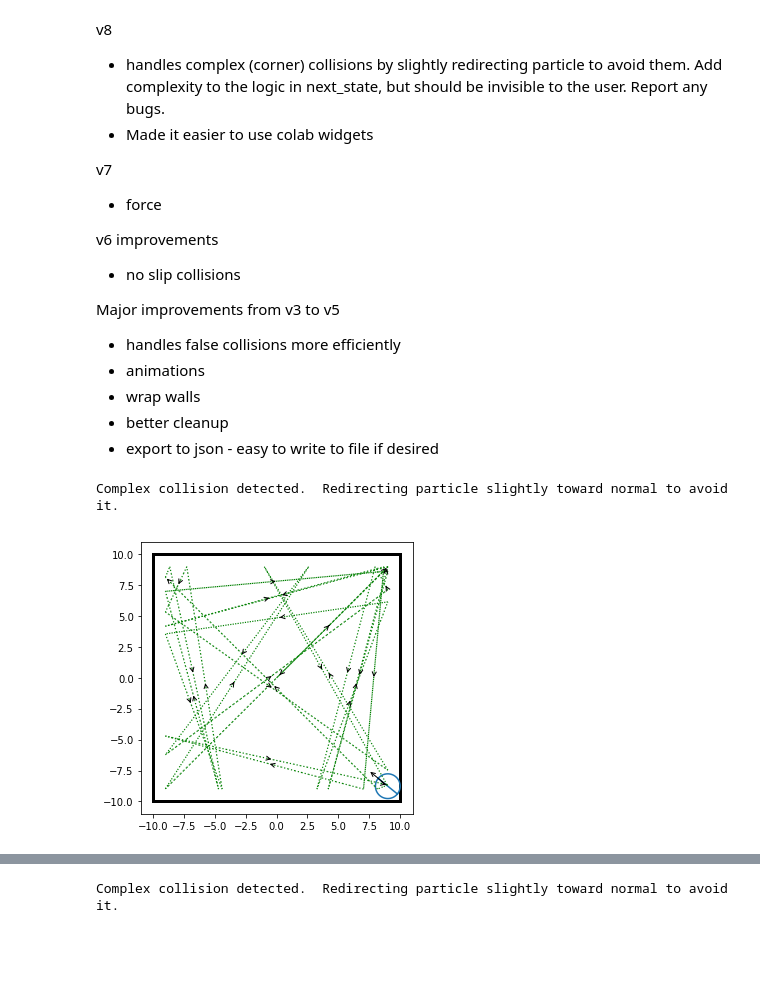
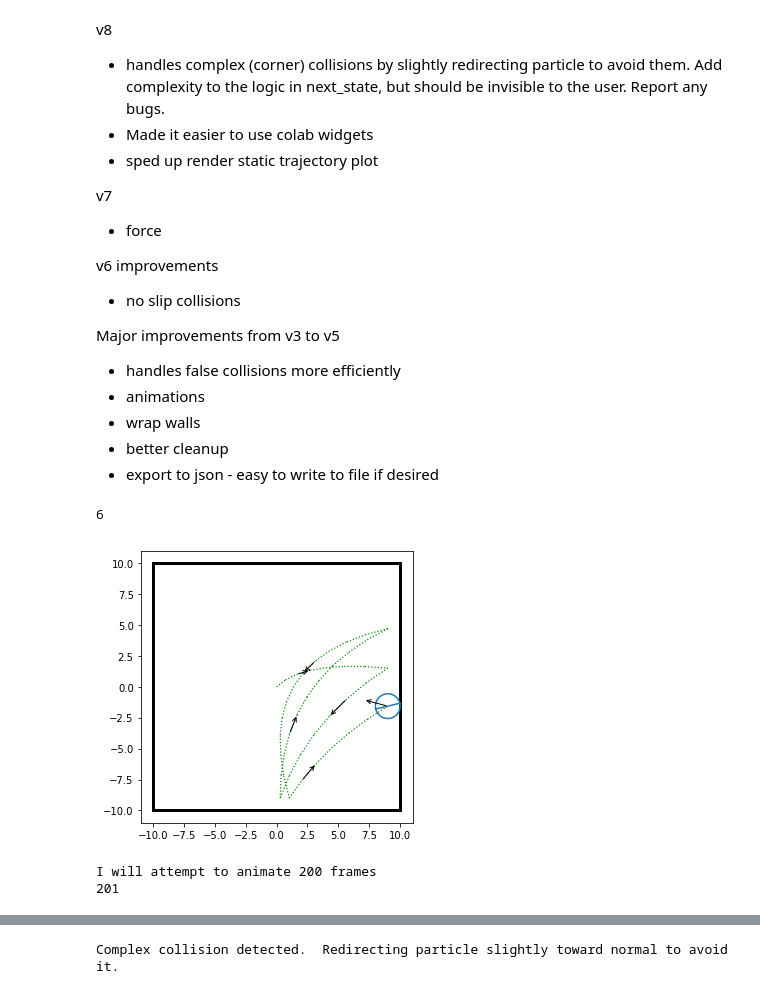
Before and after one commit to npetela/REU_2019, a Jupyter notebook: main_v8.ipynb, the cells around one changed output, grey strips where cells are left out. Drawn from its saved outputs; the diff is of its cells as text; code cells hidden in the pictures; blank space fills up the shorter version.

```diff
--- a/main_v8.ipynb
+++ b/main_v8.ipynb
@@ -4,6 +4,7 @@
 v8
 - handles complex (corner) collisions by slightly redirecting particle to avoid them.  Add complexity to the logic in next_state, but should be invisible to the user.  Report any bugs.
 - Made it easier to use colab widgets
+- sped up render static trajectory plot
 
 v7
 - force
@@ -991,7 +988,7 @@ def run(part, Walls):
 np.seterr(all='raise')  # stops program when "warnings" occur.  Default is to continue, but this option makes debugging easier
 np.random.seed(5)  # produces the same thing every thing - easier for debugging
 
-steps = 50
+steps = 200
 dim = 2
 
 polygon_sides = 4
@@ -1001,40 +998,42 @@ offset = int(polygon_sides / 2)
 
 
 ######### Make particle #########
-part = Particle(radius=1.0, save=True)
+part = Particle(radius=1.0, save=True, force = [0.5, -0.3])
 
 
 ######### Make walls #########
 Walls = []
 
 length = np.tan(np.pi / polygon_sides) * polygon_radius_inscribed
 for i, theta in enumerate(np.linspace(0, 2*np.pi, polygon_sides, endpoint=False)):
     n = np.array([np.cos(theta), np.sin(theta)])
     b = n * polygon_radius_inscribed
     wrap_wall_idx = (i + offset) % polygon_sides
     new_wall = FlatWall(base=b, normal=n, radius=length, collision_law='no_slip')
     Walls.append(new_wall)
 
 
 ######### Initialize Particle #########
 start_wall_idx = 3
 part.wall_idx = start_wall_idx
 start_wall = Walls[start_wall_idx]
 part.pos = np.array([0.0,0.0])
 part.vel = np.array([1.0,1.0])
 part.spin = 2.0
 
 
 ######### Run it #########
 run(part, Walls)
 
 
 ######### Draw history #########
-ax = draw(part, step_count=30)
+ax = draw(part, step_count=5)
 plt.show()
 
 ######### Animate #########
-# %time part, anim = animate(part, movie_time=5, show_trails=True, save=True)
+%time part, anim = animate(part, movie_time=5, show_trails=True, save=True)
 # %% [output]
-Complex collision detected.  Redirecting particle slightly toward normal to avoid it.
+6
-[figure, old version]
+[figure, new version]
+I will attempt to animate 200 frames
+201
```
Also changed, not shown: parts of 3 cells of this notebook.
